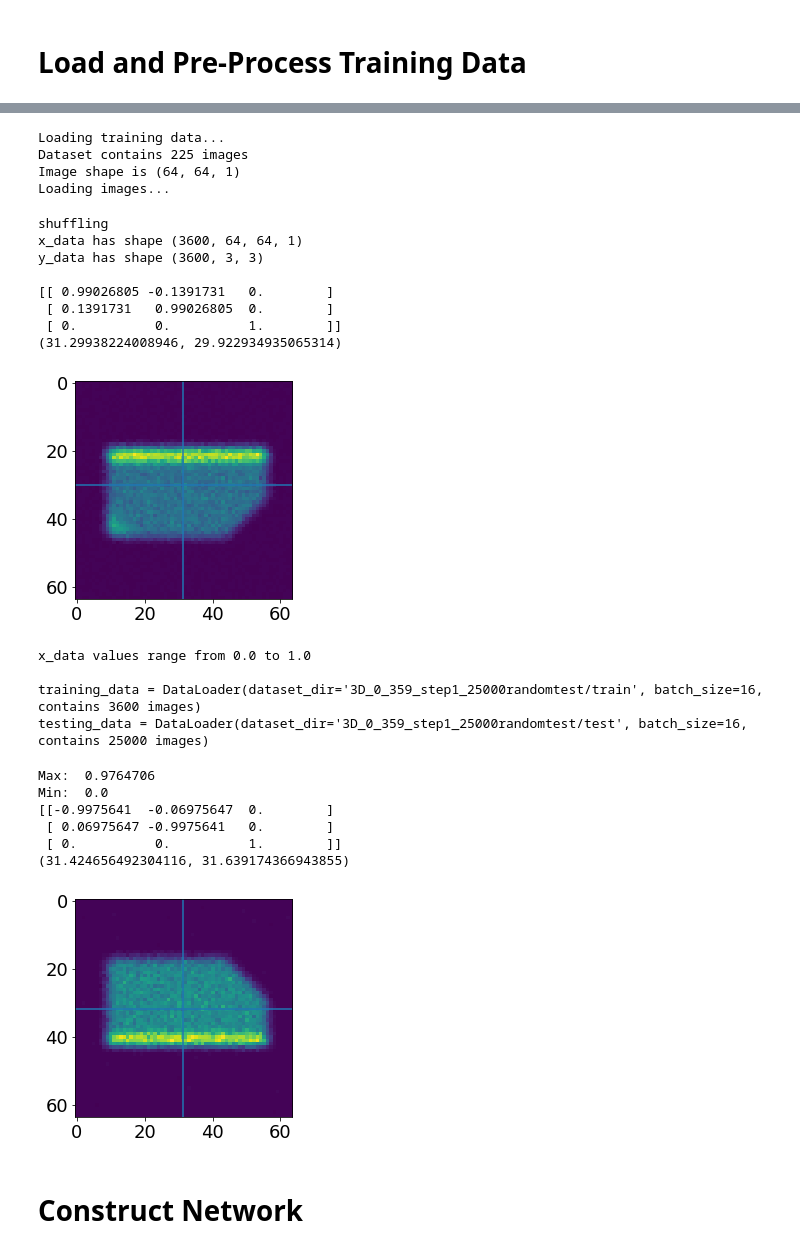
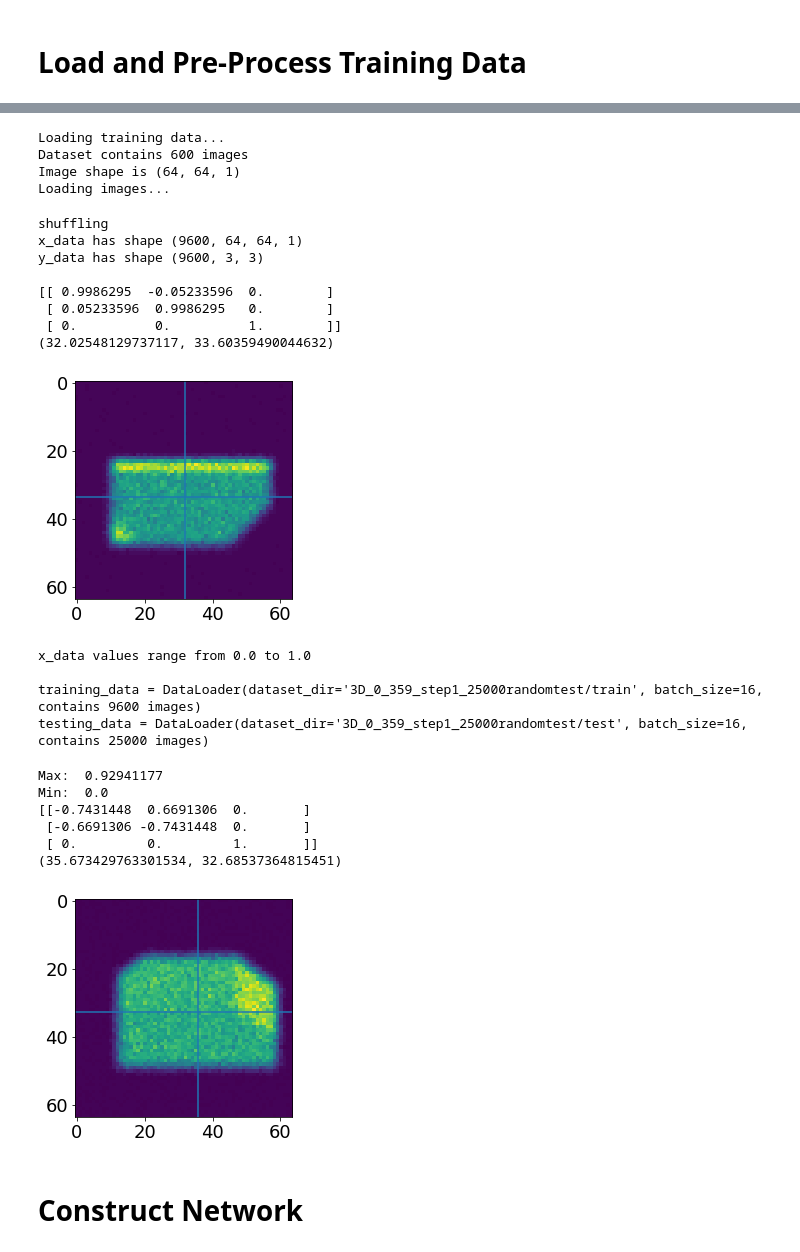
Before and after one commit to SEMOrientation/Y4ProjectNotebooks, a Jupyter notebook: 3D_Network.ipynb, the cells around one changed output, grey strips where cells are left out. Saved outputs shown, nothing was run; the diff lists cells and outputs as text; code cells hidden in the pictures.

```diff
--- a/3D_Network.ipynb
+++ b/3D_Network.ipynb
@@ -681,6 +680,6 @@ y_test has shape (25000, 3, 3)
 # %%
 print("Loading training data...")
-training_data = DataLoader(os.path.join(DATASET_DIR, "train"), batch_size=16, every=8,
+training_data = DataLoader(os.path.join(DATASET_DIR, "train"), batch_size=16, every=3,
                            onload=[
                                    onload_GaussianBlur(GAUSS_RADIUS),
                                    onload_SEMNoise(),
@@ -700,43 +699,43 @@ training_data = DataLoader(os.path.join(DATASET_DIR, "train"), batch_size=16, ev
                                 preproc_Shuffle(),
                            ]
                            )
 
 print(f"x_data has shape {training_data.xdata.shape}")
 print(f"y_data has shape {training_data.ydata.shape}")
 print()
 
 im0 = training_data.xdata[16,:,:].reshape(RESIZE_SHAPE).T
 Image.fromarray((im0*255).astype("uint8"), "L").save("preprocessed.png")
 rot0 = training_data.ydata[16]
 plt.imshow(im0)
 COM = ndimage.measurements.center_of_mass(im0.T)
 plt.axvline(COM[0])
 plt.axhline(COM[1])
 print(rot0)
 print(COM)
 plt.show()
 
 print(f"\nx_data values range from {np.min(training_data.xdata)} to {np.max(training_data.xdata)}")
 
 print(f"\ntraining_data = {training_data}")
 print(f"testing_data = {testing_data}")
 # %% [output]
 Loading training data...
-Dataset contains 225 images
+Dataset contains 600 images
 Image shape is (64, 64, 1)
 Loading images...
 shuffling
-x_data has shape (3600, 64, 64, 1)
-y_data has shape (3600, 3, 3)
+x_data has shape (9600, 64, 64, 1)
+y_data has shape (9600, 3, 3)
 
-[[ 0.99026805 -0.1391731   0.        ]
- [ 0.1391731   0.99026805  0.        ]
+[[ 0.9986295  -0.05233596  0.        ]
+ [ 0.05233596  0.9986295   0.        ]
  [ 0.          0.          1.        ]]
-(31.29938224008946, 29.922934935065314)
+(32.02548129737117, 33.60359490044632)
-[figure, old version]
+[figure, new version]
 x_data values range from 0.0 to 1.0
 
-training_data = DataLoader(dataset_dir='3D_0_359_step1_25000randomtest/train', batch_size=16, contains 3600 images)
+training_data = DataLoader(dataset_dir='3D_0_359_step1_25000randomtest/train', batch_size=16, contains 9600 images)
 testing_data = DataLoader(dataset_dir='3D_0_359_step1_25000randomtest/test', batch_size=16, contains 25000 images)
 # %%
 i = 0
@@ -767,13 +766,13 @@ plt.show()
 ## plt.imshow(np.array(pim_median))
 ## plt.show()
 # %% [output]
-Max:  0.9764706
+Max:  0.92941177
 Min:  0.0
-[[-0.9975641  -0.06975647  0.        ]
- [ 0.06975647 -0.9975641   0.        ]
- [ 0.          0.          1.        ]]
-(31.424656492304116, 31.639174366943855)
+[[-0.7431448  0.6691306  0.       ]
+ [-0.6691306 -0.7431448  0.       ]
+ [ 0.         0.         1.       ]]
+(35.673429763301534, 32.68537364815451)
-[figure, old version]
+[figure, new version]
 # %% [markdown]
 # Construct Network
 # %%
```
Also changed, not shown: parts of 13 cells of this notebook.
